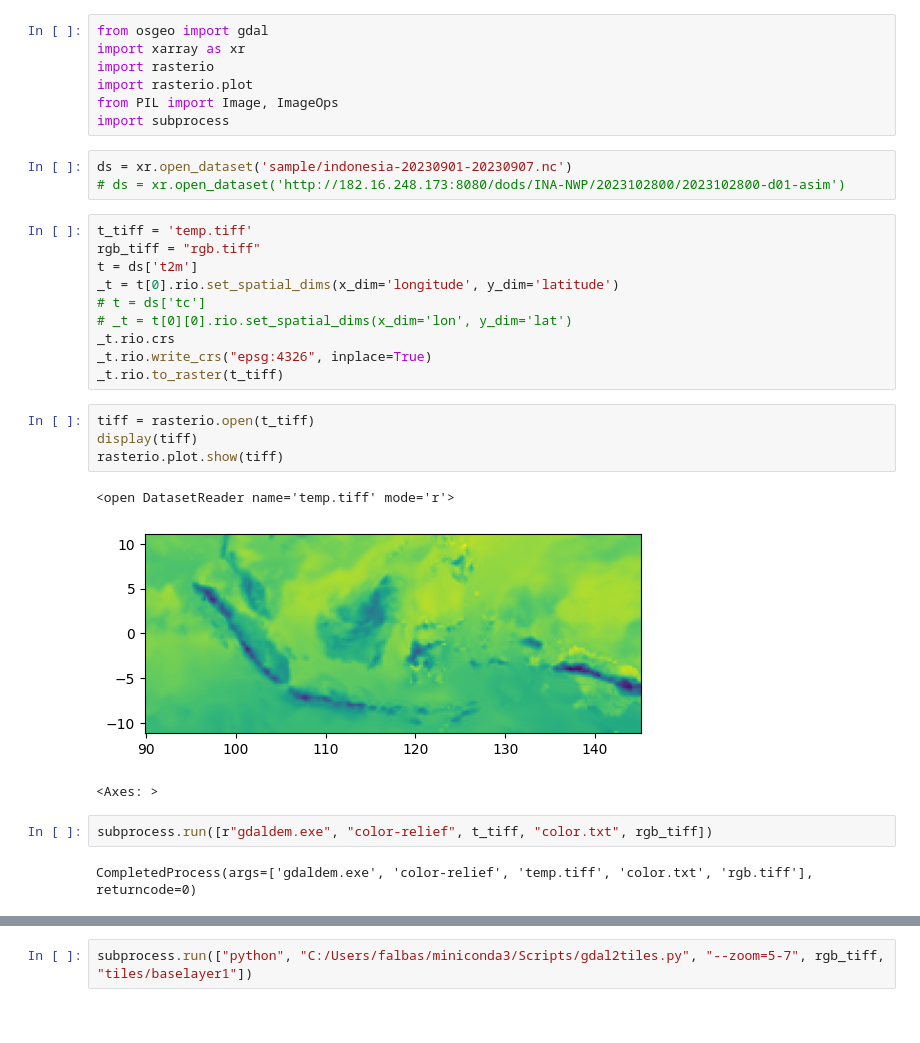
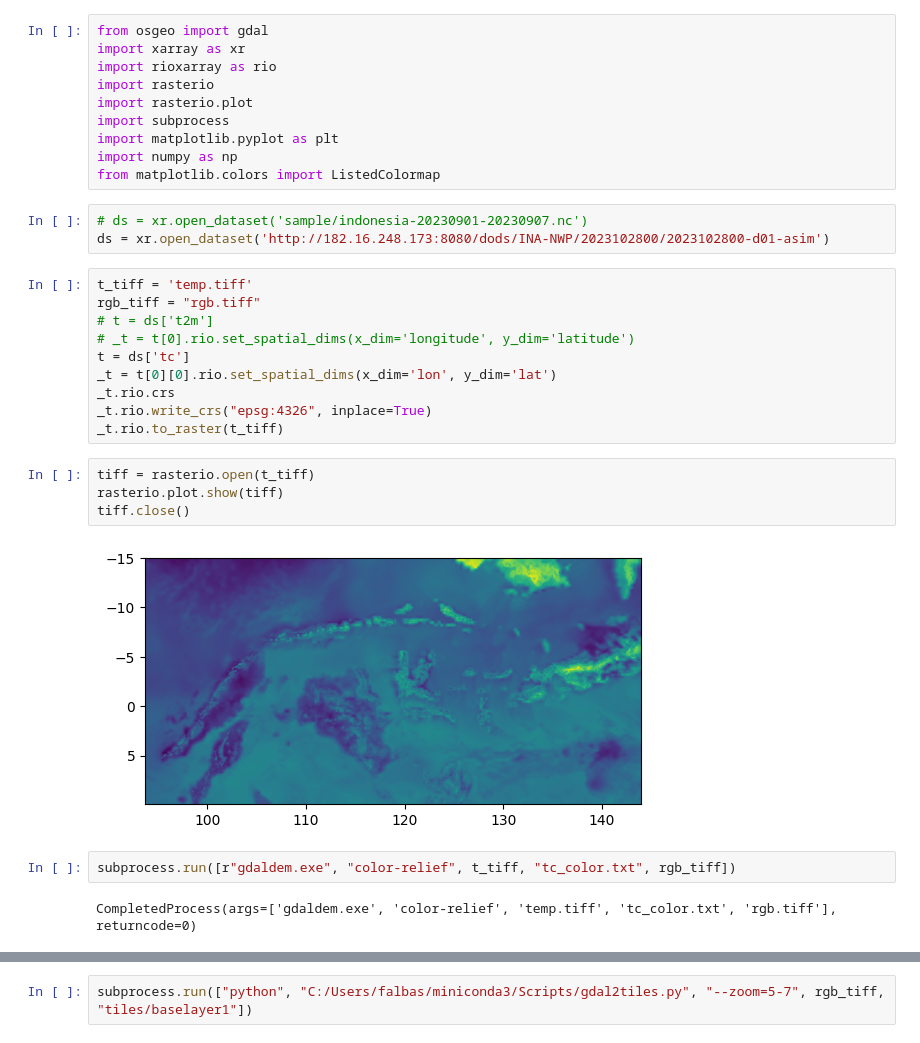
Before and after one commit to falbas/NCHelper, a Jupyter notebook: e.ipynb, the cells around one changed output, grey strips where cells are left out. Cells and saved outputs as stored; diff of their text form.

```diff
--- a/e.ipynb
+++ b/e.ipynb
@@ -1,34 +1,35 @@
 # %%
 from osgeo import gdal
 import xarray as xr
+import rioxarray as rio
 import rasterio
 import rasterio.plot
-from PIL import Image, ImageOps
 import subprocess
+import matplotlib.pyplot as plt
+import numpy as np
+from matplotlib.colors import ListedColormap
 # %%
-ds = xr.open_dataset('sample/indonesia-20230901-20230907.nc')
-# ds = xr.open_dataset('http://182.16.248.173:8080/dods/INA-NWP/2023102800/2023102800-d01-asim')
+# ds = xr.open_dataset('sample/indonesia-20230901-20230907.nc')
+ds = xr.open_dataset('http://182.16.248.173:8080/dods/INA-NWP/2023102800/2023102800-d01-asim')
 # %%
 t_tiff = 'temp.tiff'
 rgb_tiff = "rgb.tiff"
-t = ds['t2m']
-_t = t[0].rio.set_spatial_dims(x_dim='longitude', y_dim='latitude')
-# t = ds['tc']
-# _t = t[0][0].rio.set_spatial_dims(x_dim='lon', y_dim='lat')
+# t = ds['t2m']
+# _t = t[0].rio.set_spatial_dims(x_dim='longitude', y_dim='latitude')
+t = ds['tc']
+_t = t[0][0].rio.set_spatial_dims(x_dim='lon', y_dim='lat')
 _t.rio.crs
 _t.rio.write_crs("epsg:4326", inplace=True)
 _t.rio.to_raster(t_tiff)
 # %%
 tiff = rasterio.open(t_tiff)
-display(tiff)
 rasterio.plot.show(tiff)
+tiff.close()
 # %% [output]
-<open DatasetReader name='temp.tiff' mode='r'>
-[figure, old version]
+[figure, new version]
-<Axes: >
 # %%
-subprocess.run([r"gdaldem.exe", "color-relief", t_tiff, "color.txt", rgb_tiff])
+subprocess.run([r"gdaldem.exe", "color-relief", t_tiff, "tc_color.txt", rgb_tiff])
 # %% [output]
-CompletedProcess(args=['gdaldem.exe', 'color-relief', 'temp.tiff', 'color.txt', 'rgb.tiff'], returncode=0)
+CompletedProcess(args=['gdaldem.exe', 'color-relief', 'temp.tiff', 'tc_color.txt', 'rgb.tiff'], returncode=0)
 # %%
 tiff = rasterio.open(rgb_tiff)
```
Also changed, not shown: parts of 7 cells of this notebook, 12 other files.
